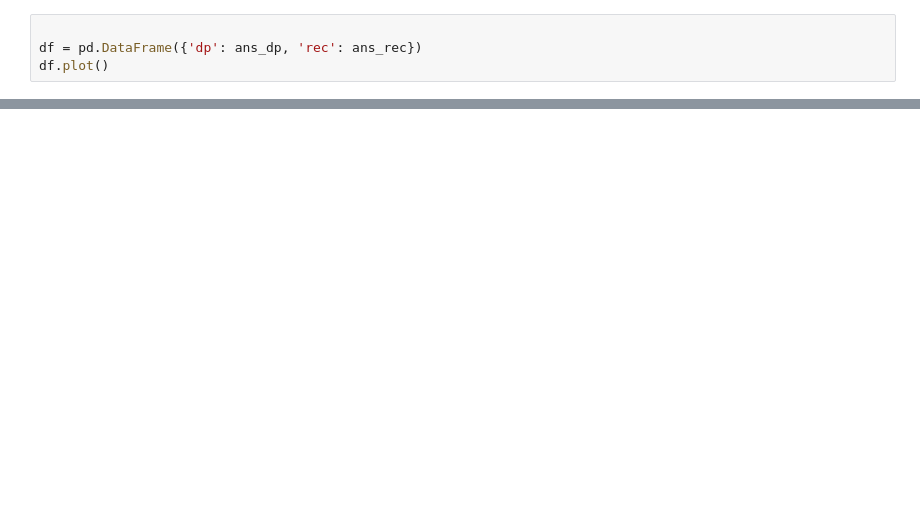
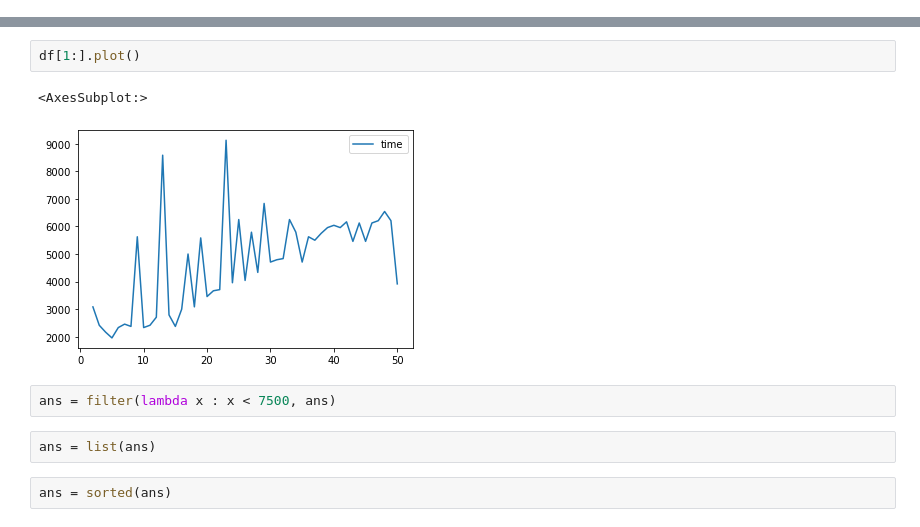
Before and after one commit to Kunal-Sharma213/ADA-Lab, a Jupyter notebook: testKnapsack.ipynb, the cells around one changed output, grey strips where cells are left out. Saved outputs shown, nothing was run; the diff lists cells and outputs as text; blank space fills up the shorter version.

```diff
--- a/testKnapsack.ipynb
+++ b/testKnapsack.ipynb
@@ -108,4 +3,0 @@ ans_rec = [4542,
-# %%
-
-df = pd.DataFrame({'dp': ans_dp, 'rec': ans_rec})
-df.plot()
@@ -114,0 +35,11 @@ df.plot()
+# %%
+df[1:].plot()
+# %% [output]
+<AxesSubplot:>
+[figure, added]
+# %%
+ans = filter(lambda x : x < 7500, ans)
+# %%
+ans = list(ans)
+# %%
+ans = sorted(ans)
```
Also changed, not shown: parts of 18 cells of this notebook.
